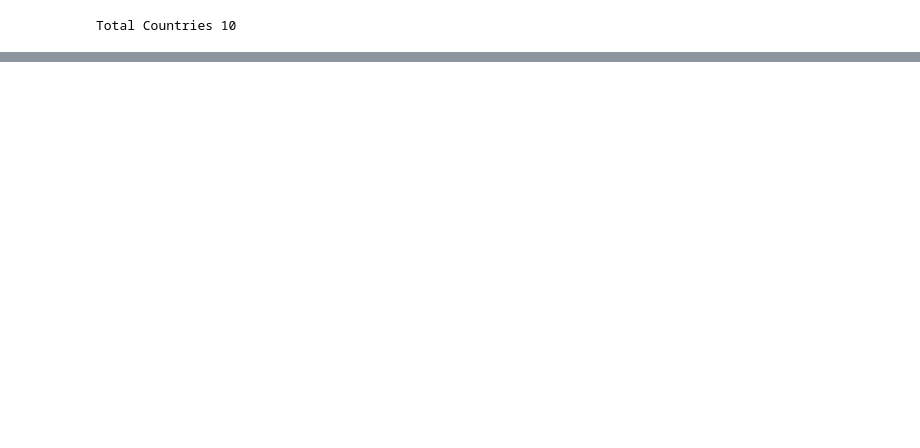
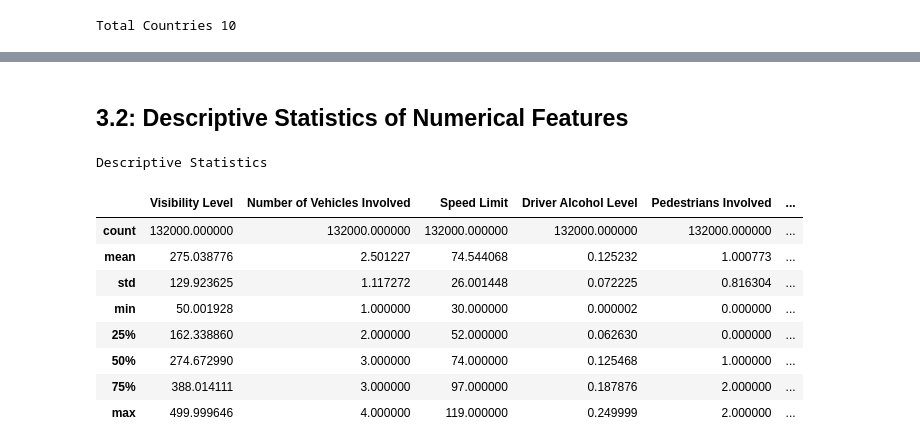
Before and after one commit to HassanZeb01/global-road-safety-analytics, a Jupyter notebook: Accident_Severity_Prediction_Multi_Country_Analysis.ipynb, the cells around one changed output, grey strips where cells are left out. Saved outputs shown, nothing was run; the diff lists cells and outputs as text; code cells hidden in the pictures; blank space fills up the shorter version.

```diff
--- a/Accident_Severity_Prediction_Multi_Country_Analysis.ipynb
+++ b/Accident_Severity_Prediction_Multi_Country_Analysis.ipynb
@@ -137,0 +142,2 @@ Total Countries 10
+# %%
+raw_df['Driver Fatigue'] = raw_df['Driver Fatigue'].astype(bool)
@@ -137,0 +146,4 @@ Total Countries 10
+# %%
+# Inorder to Find out How many Accidents per year we are required to Convert Year Field from int to object .
+
+raw_df['Year']=raw_df['Year'].astype(object)
@@ -137,0 +173,27 @@ Total Countries 10
+# %% [markdown]
+## 3.2: Descriptive Statistics of Numerical Features
+# %%
+def Descriptive_Statistics(df,dtypes):
+  """
+  This Method Returns Descriptive Statistics
+
+  """
+  print('Descriptive Statistics')
+  colums=[]
+  for col in df.columns:
+    if df[col].dtype in dtypes:
+      colums.append(col)
+  return (df[colums].describe())
+# %%
+Descriptive_Statistics(raw_df,dtypes=['int','float'])
+# %% [output]
+Descriptive Statistics
+|  | Visibility Level | Number of Vehicles Involved | Speed Limit | Driver Alcohol Level | Pedestrians Involved | ... |
+| count | 132000.000000 | 132000.000000 | 132000.000000 | 132000.000000 | 132000.000000 | ... |
+| mean | 275.038776 | 2.501227 | 74.544068 | 0.125232 | 1.000773 | ... |
+| std | 129.923625 | 1.117272 | 26.001448 | 0.072225 | 0.816304 | ... |
+| min | 50.001928 | 1.000000 | 30.000000 | 0.000002 | 0.000000 | ... |
+| 25% | 162.338860 | 2.000000 | 52.000000 | 0.062630 | 0.000000 | ... |
+| 50% | 274.672990 | 3.000000 | 74.000000 | 0.125468 | 1.000000 | ... |
+| 75% | 388.014111 | 3.000000 | 97.000000 | 0.187876 | 2.000000 | ... |
+| max | 499.999646 | 4.000000 | 119.000000 | 0.249999 | 2.000000 | ... |
```
Also changed, not shown: parts of 57 cells of this notebook.
